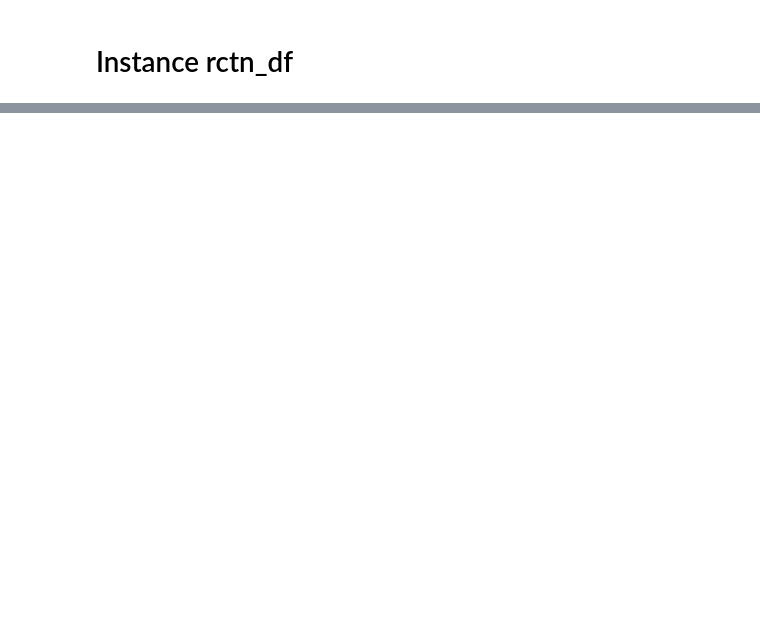
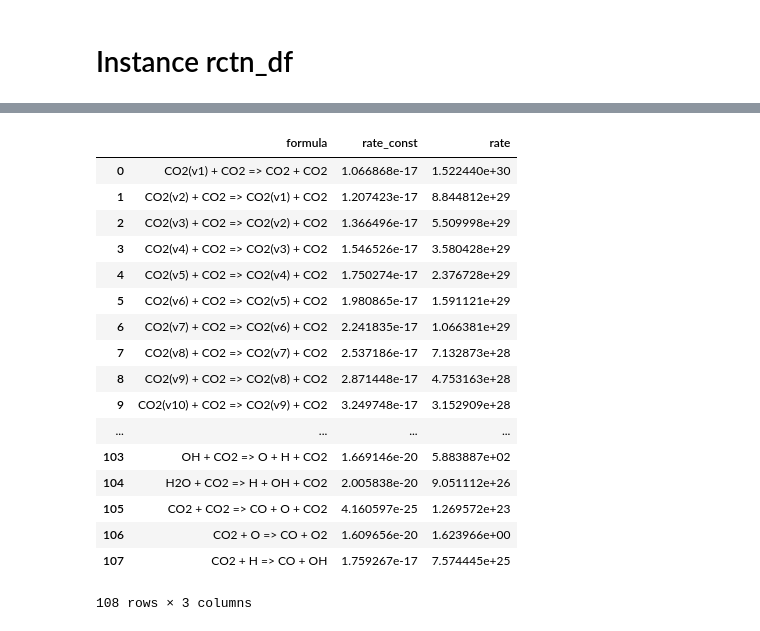
Before and after one commit to LiuPhyMan/PlasmaChemistry, a Jupyter notebook: _notebook/未命名1.ipynb, the cells around one changed output, grey strips where cells are left out. Saved outputs shown, nothing was run; the diff lists cells and outputs as text; code cells hidden in the pictures; blank space fills up the shorter version.

```diff
--- a/_notebook/未命名1.ipynb
+++ b/_notebook/未命名1.ipynb
@@ -290,2 +269,0 @@ rctn_instances['relaxation reactions'].compile_k_str()
-# %%
-rctn_instances['relaxation reactions'].set_rate_const(Tgas_K=4000, EN_Td=1.0, Te_eV=1.0)
@@ -306,2 +269,0 @@ array([1.06686780e-11, 1.20742317e-11, 1.36649606e-11, 1.54652604e-11,
-# %%
-rctn_instances['relaxation reactions'].set_rate(density=y0)
@@ -322,2 +269,0 @@ array([1.06686780e-09, 1.20742317e-09, 1.36649606e-09, 1.54652604e-09,
-# %%
-rctn_instances['electron reactions'].set_rate(density=y0)
@@ -385,0 +329,22 @@ plt.semilogx(sol.t, sol.y.transpose(), marker='.')
+# %%
+rctn_instances['relaxation reactions'].set_rate(density=sol.y[:,-1])
+rctn_instances['relaxation reactions'].view_rate_const_and_rate()
+# %% [output]
+|  | formula | rate_const | rate |
+| 0 | CO2(v1) + CO2 => CO2 + CO2 | 1.066868e-17 | 1.522440e+30 |
+| 1 | CO2(v2) + CO2 => CO2(v1) + CO2 | 1.207423e-17 | 8.844812e+29 |
+| 2 | CO2(v3) + CO2 => CO2(v2) + CO2 | 1.366496e-17 | 5.509998e+29 |
+| 3 | CO2(v4) + CO2 => CO2(v3) + CO2 | 1.546526e-17 | 3.580428e+29 |
+| 4 | CO2(v5) + CO2 => CO2(v4) + CO2 | 1.750274e-17 | 2.376728e+29 |
+| 5 | CO2(v6) + CO2 => CO2(v5) + CO2 | 1.980865e-17 | 1.591121e+29 |
+| 6 | CO2(v7) + CO2 => CO2(v6) + CO2 | 2.241835e-17 | 1.066381e+29 |
+| 7 | CO2(v8) + CO2 => CO2(v7) + CO2 | 2.537186e-17 | 7.132873e+28 |
+| 8 | CO2(v9) + CO2 => CO2(v8) + CO2 | 2.871448e-17 | 4.753163e+28 |
+| 9 | CO2(v10) + CO2 => CO2(v9) + CO2 | 3.249748e-17 | 3.152909e+28 |
+| ... | ... | ... | ... |
+| 103 | OH + CO2 => O + H + CO2 | 1.669146e-20 | 5.883887e+02 |
+| 104 | H2O + CO2 => H + OH + CO2 | 2.005838e-20 | 9.051112e+26 |
+| 105 | CO2 + CO2 => CO + O + CO2 | 4.160597e-25 | 1.269572e+23 |
+| 106 | CO2 + O => CO + O2 | 1.609656e-20 | 1.623966e+00 |
+| 107 | CO2 + H => CO + OH | 1.759267e-17 | 7.574445e+25 |
+108 rows × 3 columns
```
Also changed, not shown: parts of 20 cells of this notebook, 12 other files.
